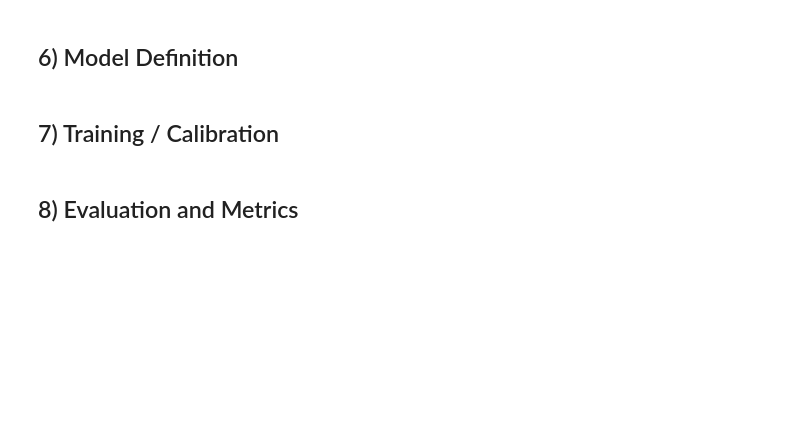
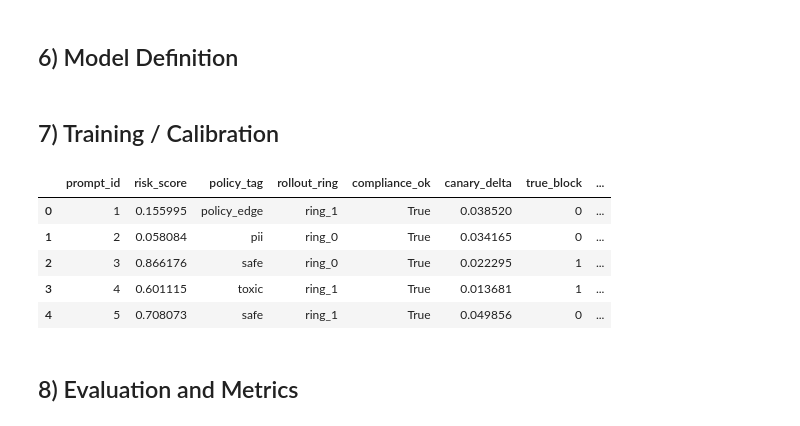
Before and after one commit to punittiwari50/machine-learning-labs, a Jupyter notebook: self-attention-variants/guardrailing-engines/post-generation-delivery-guardrails.ipynb, the cells around one changed output. Drawn from its saved outputs; the diff is of its cells as text; code cells hidden in the pictures; blank space fills up the shorter version.

```diff
--- a/self-attention-variants/guardrailing-engines/post-generation-delivery-guardrails.ipynb
+++ b/self-attention-variants/guardrailing-engines/post-generation-delivery-guardrails.ipynb
@@ -160,23 +197,26 @@ def evaluate_guardrail(row: pd.Series, cfg: GuardrailConfig) -> dict[str, int |
 # %%
 # Calibration uses quantiles from the synthetic training data.
 calibrated_block = float(work_df["risk_score"].quantile(0.78))
 calibrated_escalate = float(work_df["risk_score"].quantile(0.62))
 
 CONFIG = GuardrailConfig(
     guardrail_type=CONFIG.guardrail_type,
     block_threshold=calibrated_block,
     escalate_threshold=calibrated_escalate,
     canary_delta_limit=CONFIG.canary_delta_limit,
     max_rollout_ring=CONFIG.max_rollout_ring,
 )
 
-pred_rows = work_df.apply(
-    lambda r: evaluate_guardrail(r, CONFIG),
-    axis=1,
-    result_type="expand",
-)
+pred_rows = work_df.apply(lambda r: evaluate_guardrail(r, CONFIG), axis=1, result_type="expand")
 scored_df = pd.concat([work_df, pred_rows], axis=1)
 scored_df.head(5)
+# %% [output]
+|  | prompt_id | risk_score | policy_tag | rollout_ring | compliance_ok | canary_delta | true_block | ... |
+| 0 | 1 | 0.155995 | policy_edge | ring_1 | True | 0.038520 | 0 | ... |
+| 1 | 2 | 0.058084 | pii | ring_0 | True | 0.034165 | 0 | ... |
+| 2 | 3 | 0.866176 | safe | ring_0 | True | 0.022295 | 1 | ... |
+| 3 | 4 | 0.601115 | toxic | ring_1 | True | 0.013681 | 1 | ... |
+| 4 | 5 | 0.708073 | safe | ring_1 | True | 0.049856 | 0 | ... |
 # %% [markdown]
 ## 8) Evaluation and Metrics
 # %%
```
Also changed, not shown: parts of 10 cells of this notebook, 27 other files.
